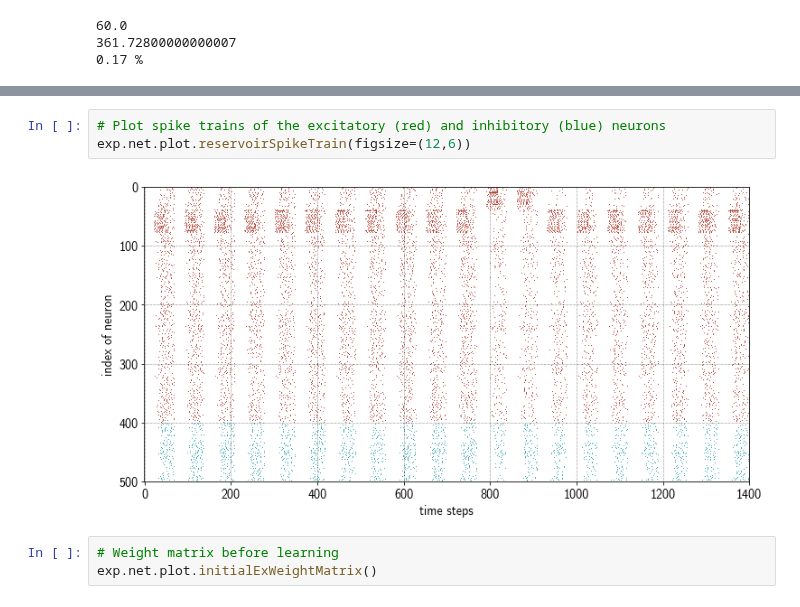
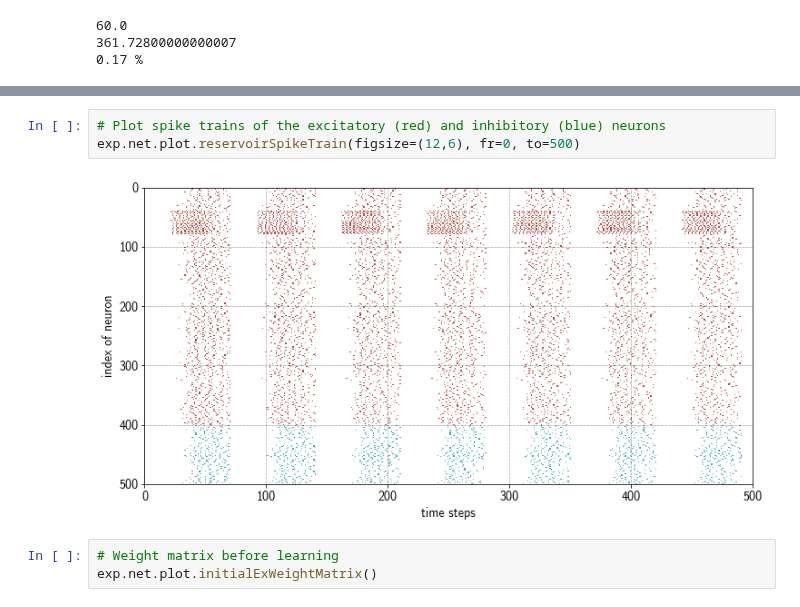
Before and after one commit to sagacitysite/pelenet, a Jupyter notebook: assemblies_v2.ipynb, the cells around one changed output, grey strips where cells are left out. Cells and saved outputs as stored; diff of their text form.

```diff
--- a/assemblies_v2.ipynb
+++ b/assemblies_v2.ipynb
@@ -135,8 +132,8 @@ SystemExit: 1
 # %%
 # Plot spike trains of the excitatory (red) and inhibitory (blue) neurons
-exp.net.plot.reservoirSpikeTrain(figsize=(12,6))
+exp.net.plot.reservoirSpikeTrain(figsize=(12,6), fr=0, to=500)
 # %% [output]
-[figure, old version]
+[figure, new version]
 # %%
 # Weight matrix before learning
 exp.net.plot.initialExWeightMatrix()
```
Also changed, not shown: parts of 13 cells of this notebook, 9 other files.
